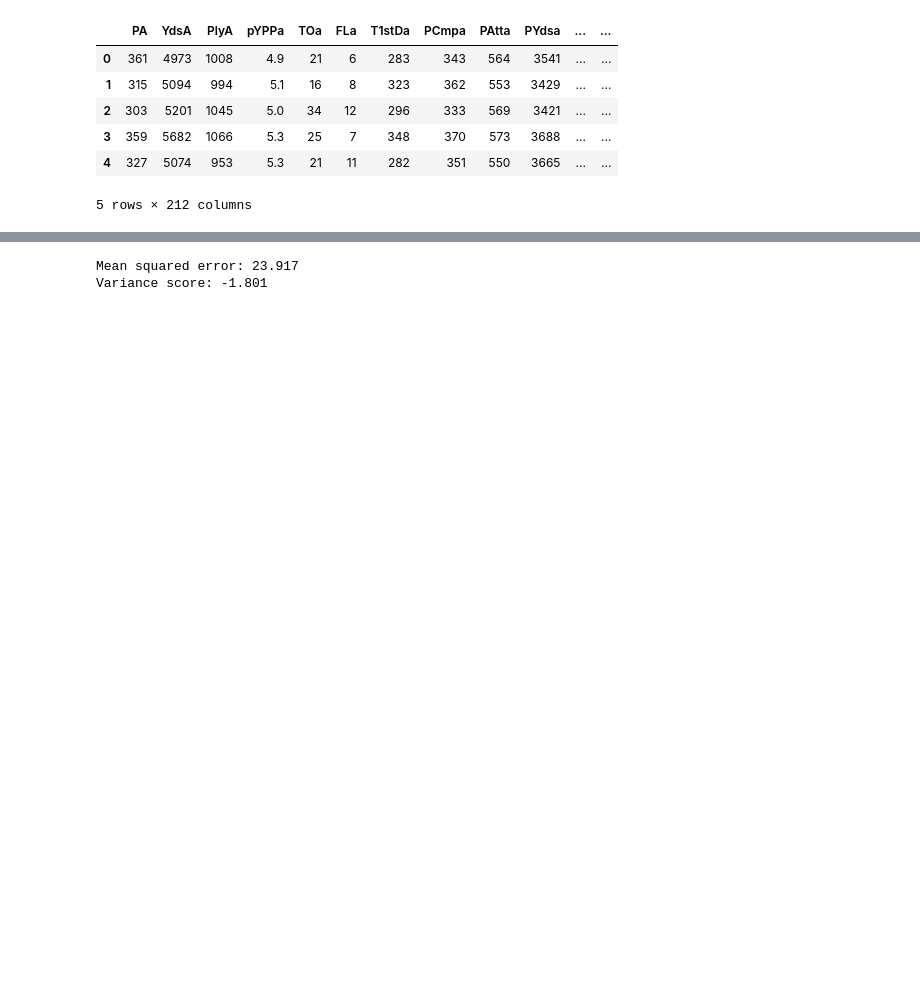
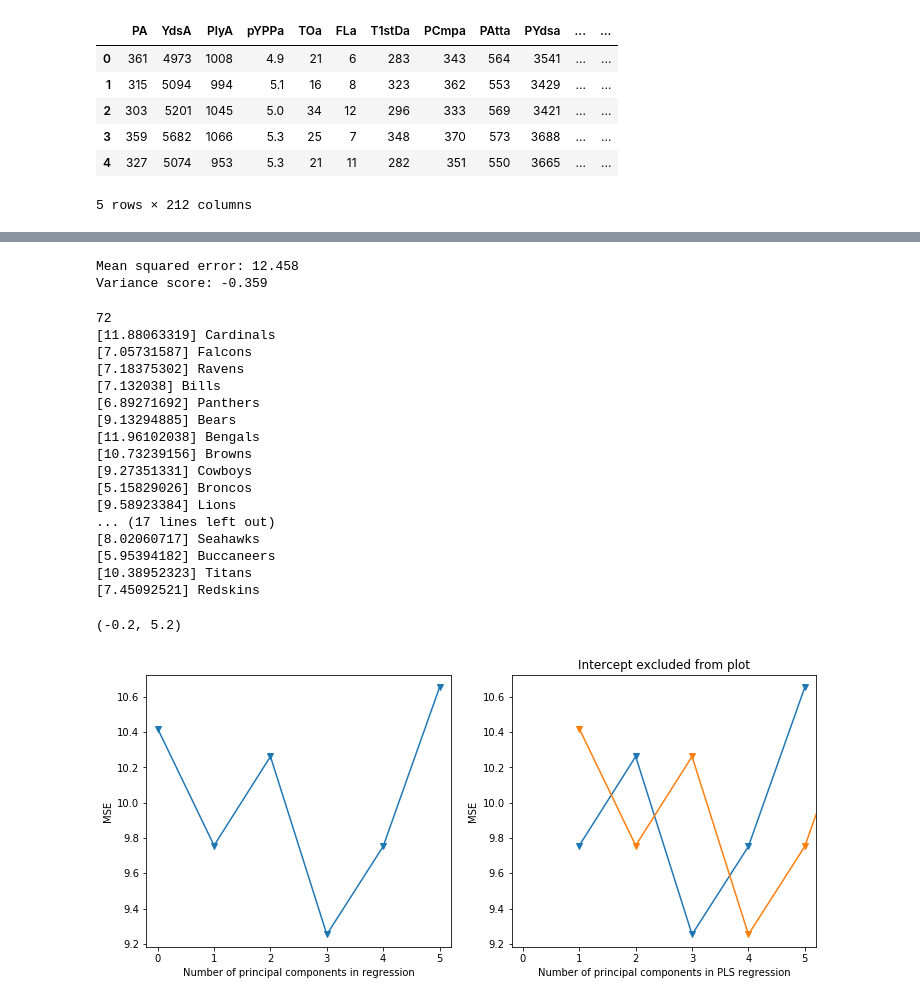
Before and after one commit to eapanthers/FantasyFootballML, a Jupyter notebook: NFLTeamPredictions.ipynb, the cells around one changed output, grey strips where cells are left out. Saved outputs shown, nothing was run; the diff lists cells and outputs as text; code cells hidden in the pictures; blank space fills up the shorter version.

```diff
--- a/NFLTeamPredictions.ipynb
+++ b/NFLTeamPredictions.ipynb
@@ -106,2 +110,2 @@ xtrainRB = train[['PA','YdsA','PlyA','pYPPa','TOa','FLa','T1stDa','PCmpa','PAtta
-ytrainRB = train[['NYoTOPerc']].astype(int)
+ytrainRB = train[['NYW']].astype(int)
 
@@ -109,4 +113,4 @@ xtestRB = test[['PA','YdsA','PlyA','pYPPa','TOa','FLa','T1stDa','PCmpa','PAtta',
-ytestRB = test[['NYoTOPerc']].astype(int)
+ytestRB = test[['NYW']].astype(int)
 
 #knn = KNeighborsClassifier(n_neighbors=5)
 #knn.fit(xtrainRB,ytrainRB)
@@ -173,8 +177,77 @@ y_predLogRB = logReg.predict(xtestRB)
 print("Mean squared error: %.3f"%mean_squared_error(ytestRB, y_predLogRB))
 print("Variance score: %.3f"%r2_score(ytestRB,y_predLogRB))
 # %% [output]
-Mean squared error: 23.917
-Variance score: -1.801
+Mean squared error: 12.458
+Variance score: -0.359
+# %%
+logistic = linear_model.LinearRegression()
+pca = PCA()
+x = xtestRB
+y = ytestRB
+y2 = y.values.flatten()
+x_reduced = pca.fit_transform(scale(xtestRB))
+np.cumsum(np.round(pca.explained_variance_ratio_,decimals=4)*100)
+
+n=len(x_reduced)
+kf_10=cross_validation.KFold(n,n_folds=10,shuffle=True,random_state=2)
+
+mse = []
+score = -1*cross_validation.cross_val_score(logistic, np.ones((n,1)), y2, cv=kf_10, scoring='neg_mean_squared_error').mean()
+mse.append(score)
+
+for i in np.arange(1,6):
+    score = -1*cross_validation.cross_val_score(logistic, x_reduced[:,:i], y2, cv=kf_10, scoring='neg_mean_squared_error').mean()
+    mse.append(score)
+
+print(len(xtrainRB))
+X_train_pca = pca.transform(xtrainRB)
+X_test_pca = pca.transform(xtestRB)
+logistic.fit(X_train_pca,ytrainRB)
+y_pred = logistic.predict(X_train_pca)
+for i,j in zip(y_pred, theseTeamsNames):
+    print(i,j)
+
+fig, (ax1,ax2) = plt.subplots(1,2, figsize=(12,5))
+ax1.plot(mse,'-v')
+ax2.plot([1,2,3,4,5],mse[1:6],'-v')
+ax2.set_title('Intercept excluded from plot')
+
+for ax in fig.axes:
+    ax.set_xlabel('Number of principal components in regression')
+    ax.set_ylabel('MSE')
+    ax.set_xlim((-0.2,5.2))
+
+
+for i in np.arange(1, 6):
+    pls = PLSRegression(n_components=i,scale=False)
+    pls.fit(scale(x),y)
+    score = cross_validation.cross_val_score(pls, x_reduced[:,:i], y, cv=kf_10, scoring='neg_mean_squared_error').mean()
+    mse.append(-score)
+
+plt.plot(np.arange(1, 12), np.array(mse), '-v')
+plt.xlabel('Number of principal components in PLS regression')
+plt.ylabel('MSE')
+plt.xlim((-0.2, 5.2))
+# %% [output]
+72
+[11.88063319] Cardinals
+[7.05731587] Falcons
+[7.18375302] Ravens
+[7.132038] Bills
+[6.89271692] Panthers
+[9.13294885] Bears
+[11.96102038] Bengals
+[10.73239156] Browns
+[9.27351331] Cowboys
+[5.15829026] Broncos
+[9.58923384] Lions
+... (17 lines left out)
+[8.02060717] Seahawks
+[5.95394182] Buccaneers
+[10.38952323] Titans
+[7.45092521] Redskins
+(-0.2, 5.2)
+[figure, added]
 # %%
 linear_rbs = linReg.predict(theseTeamsTest)
 for i,j in zip(linear_rbs, theseTeamsNames):
```
Also changed, not shown: parts of 11 cells of this notebook.
